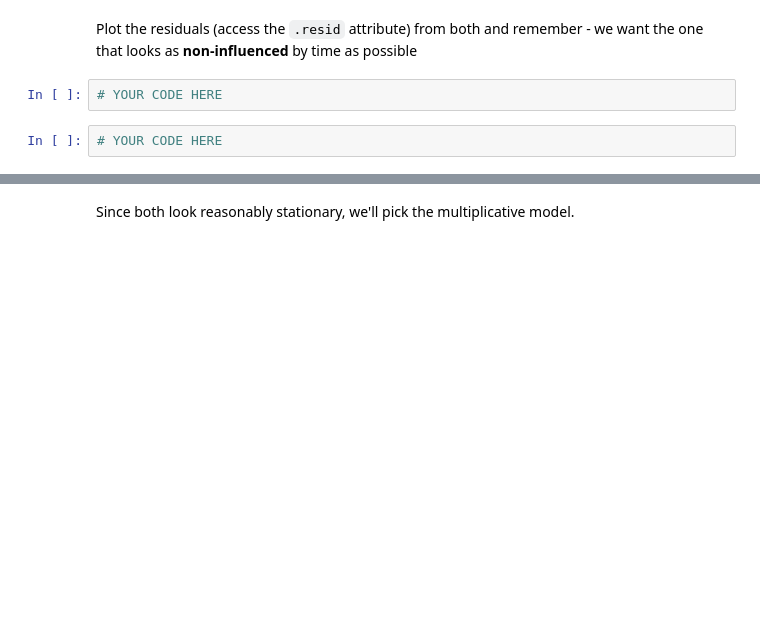
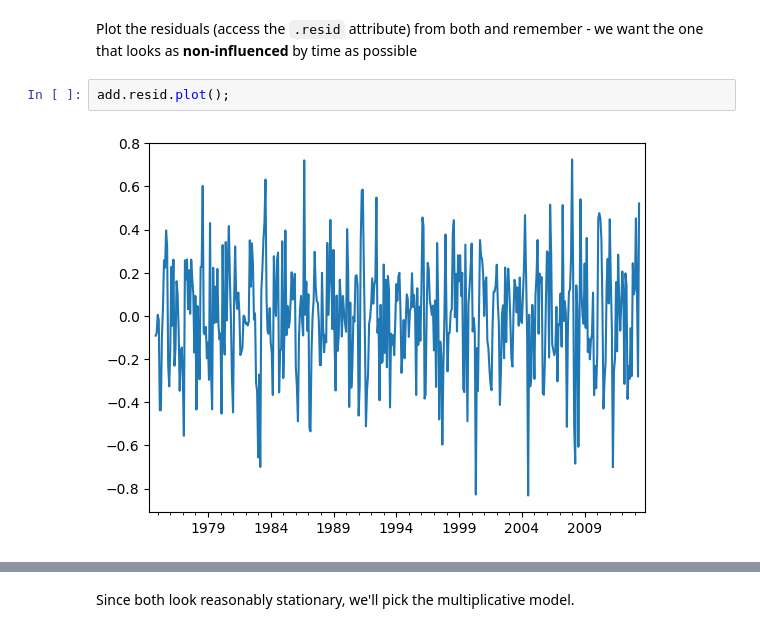
Before and after one commit to syanrys/data-arima-101, a Jupyter notebook: arima_seasonal_intro.ipynb, the cells around one changed output, grey strips where cells are left out. Cells and saved outputs as stored; diff of their text form; blank space fills up the shorter version.

```diff
--- a/arima_seasonal_intro.ipynb
+++ b/arima_seasonal_intro.ipynb
@@ -115,6 +298,6 @@ Import the `seasonal_decompose` tool that you saw in the lecture and try both me
 # %% [markdown]
 Plot the residuals (access the `.resid` attribute) from both and remember - we want the one that looks as __non-influenced__ by time as possible
-# %%
-# YOUR CODE HERE
-# %%
-# YOUR CODE HERE
+# %%
+add.resid.plot();
+# %% [output]
+[figure, added]
```
Also changed, not shown: parts of 100 cells of this notebook.
